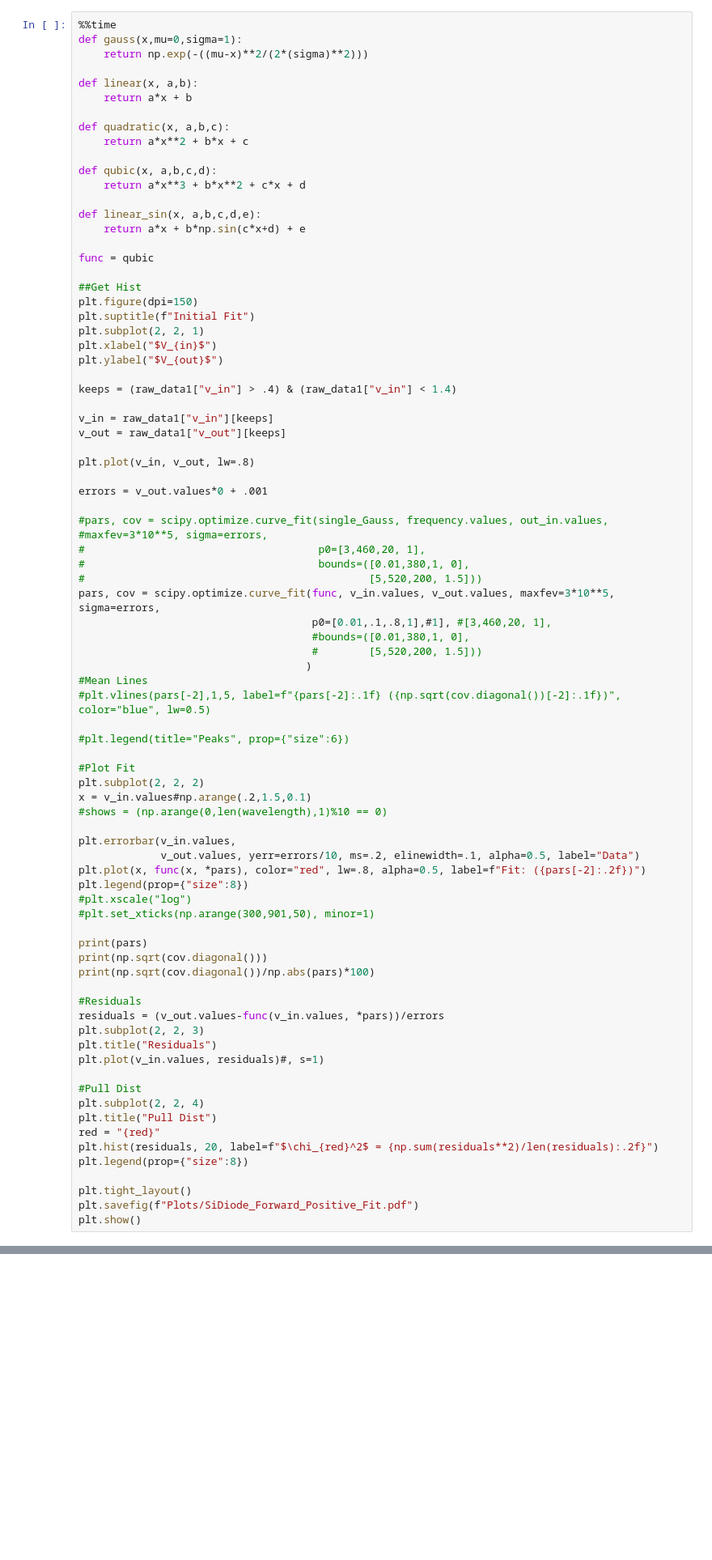
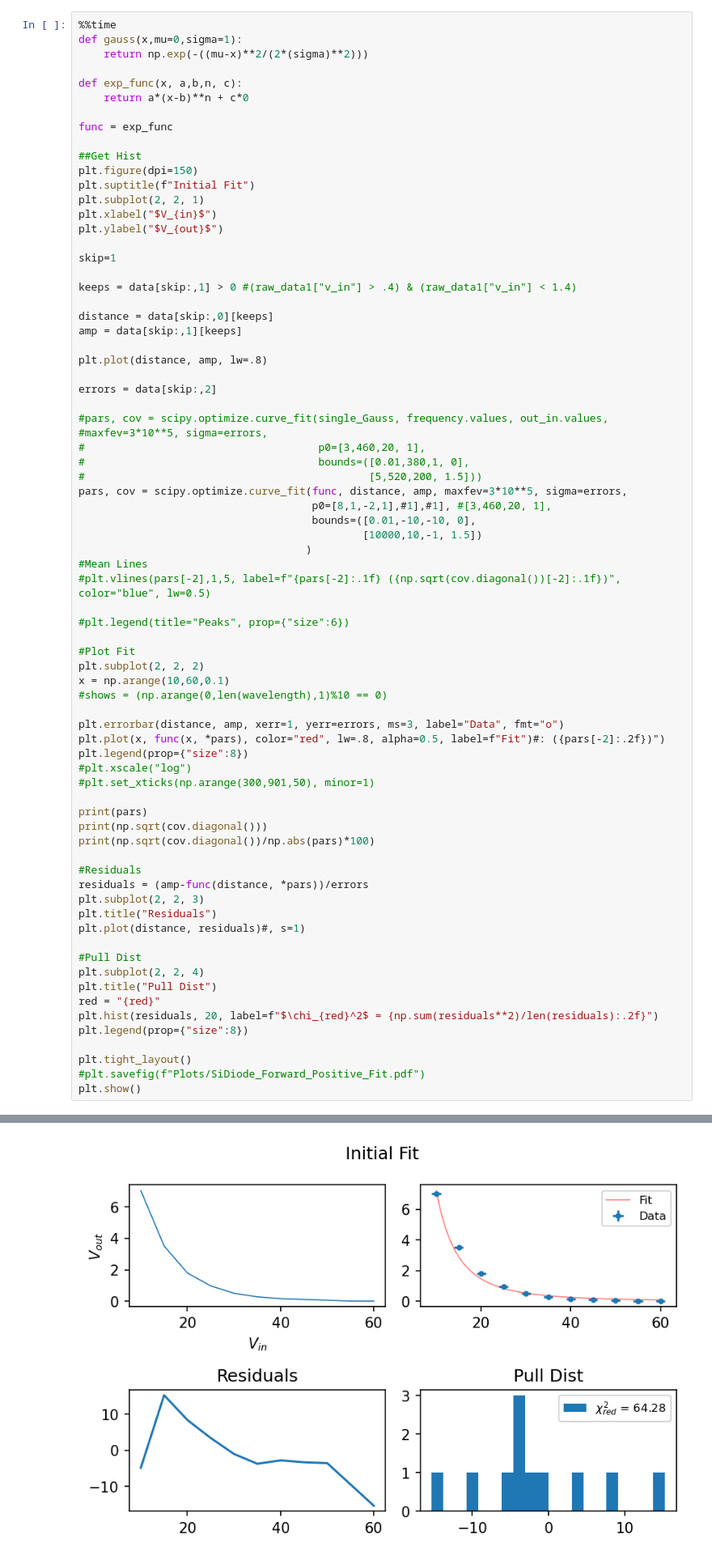
Before and after one commit to das5pzq/PHYS3180_Group_4, a Jupyter notebook: Lab02/Amp_Dist.ipynb, the cells around one changed output, grey strips where cells are left out. Shown at 81% size. Drawn from its saved outputs; the diff is of its cells as text; blank space fills up the shorter version.

```diff
--- a/Lab02/Amp_Dist.ipynb
+++ b/Lab02/Amp_Dist.ipynb
@@ -49,19 +61,10 @@ plt.yscale("log")
 def gauss(x,mu=0,sigma=1):
     return np.exp(-((mu-x)**2/(2*(sigma)**2)))
 
-def linear(x, a,b):
-    return a*x + b
+def exp_func(x, a,b,n, c):
+    return a*(x-b)**n + c*0
 
-def quadratic(x, a,b,c):
-    return a*x**2 + b*x + c
-
-def qubic(x, a,b,c,d):
-    return a*x**3 + b*x**2 + c*x + d
-
-def linear_sin(x, a,b,c,d,e):
-    return a*x + b*np.sin(c*x+d) + e
-
-func = qubic
+func = exp_func
 
 ##Get Hist
 plt.figure(dpi=150)
@@ -70,23 +73,25 @@ plt.subplot(2, 2, 1)
 plt.xlabel("$V_{in}$")
 plt.ylabel("$V_{out}$")
 
-keeps = (raw_data1["v_in"] > .4) & (raw_data1["v_in"] < 1.4)
+skip=1
 
-v_in = raw_data1["v_in"][keeps]
-v_out = raw_data1["v_out"][keeps]
+keeps = data[skip:,1] > 0 #(raw_data1["v_in"] > .4) & (raw_data1["v_in"] < 1.4)
 
-plt.plot(v_in, v_out, lw=.8)
+distance = data[skip:,0][keeps]
+amp = data[skip:,1][keeps]
 
-errors = v_out.values*0 + .001
+plt.plot(distance, amp, lw=.8)
+
+errors = data[skip:,2]
 
 #pars, cov = scipy.optimize.curve_fit(single_Gauss, frequency.values, out_in.values, #maxfev=3*10**5, sigma=errors,
 #                                     p0=[3,460,20, 1],
 #                                     bounds=([0.01,380,1, 0],
 #                                             [5,520,200, 1.5]))
-pars, cov = scipy.optimize.curve_fit(func, v_in.values, v_out.values, maxfev=3*10**5, sigma=errors,
-                                     p0=[0.01,.1,.8,1],#1], #[3,460,20, 1],
-                                     #bounds=([0.01,380,1, 0],
-                                     #        [5,520,200, 1.5]))
+pars, cov = scipy.optimize.curve_fit(func, distance, amp, maxfev=3*10**5, sigma=errors,
+                                     p0=[8,1,-2,1],#1],#1], #[3,460,20, 1],
+                                     bounds=([0.01,-10,-10, 0],
+                                             [10000,10,-1, 1.5])
                                     )
 #Mean Lines
 #plt.vlines(pars[-2],1,5, label=f"{pars[-2]:.1f} ({np.sqrt(cov.diagonal())[-2]:.1f})", color="blue", lw=0.5)
@@ -95,12 +100,11 @@ pars, cov = scipy.optimize.curve_fit(func, v_in.values, v_out.values, maxfev=3*1
 
 #Plot Fit
 plt.subplot(2, 2, 2)
-x = v_in.values#np.arange(.2,1.5,0.1)
+x = np.arange(10,60,0.1)
 #shows = (np.arange(0,len(wavelength),1)%10 == 0)
 
-plt.errorbar(v_in.values,
-             v_out.values, yerr=errors/10, ms=.2, elinewidth=.1, alpha=0.5, label="Data")
-plt.plot(x, func(x, *pars), color="red", lw=.8, alpha=0.5, label=f"Fit: ({pars[-2]:.2f})")
+plt.errorbar(distance, amp, xerr=1, yerr=errors, ms=3, label="Data", fmt="o")
+plt.plot(x, func(x, *pars), color="red", lw=.8, alpha=0.5, label=f"Fit")#: ({pars[-2]:.2f})")
 plt.legend(prop={"size":8})
 #plt.xscale("log")
 #plt.set_xticks(np.arange(300,901,50), minor=1)
@@ -110,10 +114,10 @@ print(np.sqrt(cov.diagonal()))
 print(np.sqrt(cov.diagonal())/np.abs(pars)*100)
 
 #Residuals
-residuals = (v_out.values-func(v_in.values, *pars))/errors
+residuals = (amp-func(distance, *pars))/errors
 plt.subplot(2, 2, 3)
 plt.title("Residuals")
-plt.plot(v_in.values, residuals)#, s=1)
+plt.plot(distance, residuals)#, s=1)
 
 #Pull Dist
 plt.subplot(2, 2, 4)
@@ -123,5 +127,6 @@ plt.hist(residuals, 20, label=f"$\chi_{red}^2$ = {np.sum(residuals**2)/len(resid
 plt.legend(prop={"size":8})
 
 plt.tight_layout()
-plt.savefig(f"Plots/SiDiode_Forward_Positive_Fit.pdf")
+#plt.savefig(f"Plots/SiDiode_Forward_Positive_Fit.pdf")
 plt.show()
+# %% [output]
@@ -127,0 +136 @@ plt.show()
+[figure, added]
```
Also changed, not shown: parts of 11 cells of this notebook, 1 other file.
